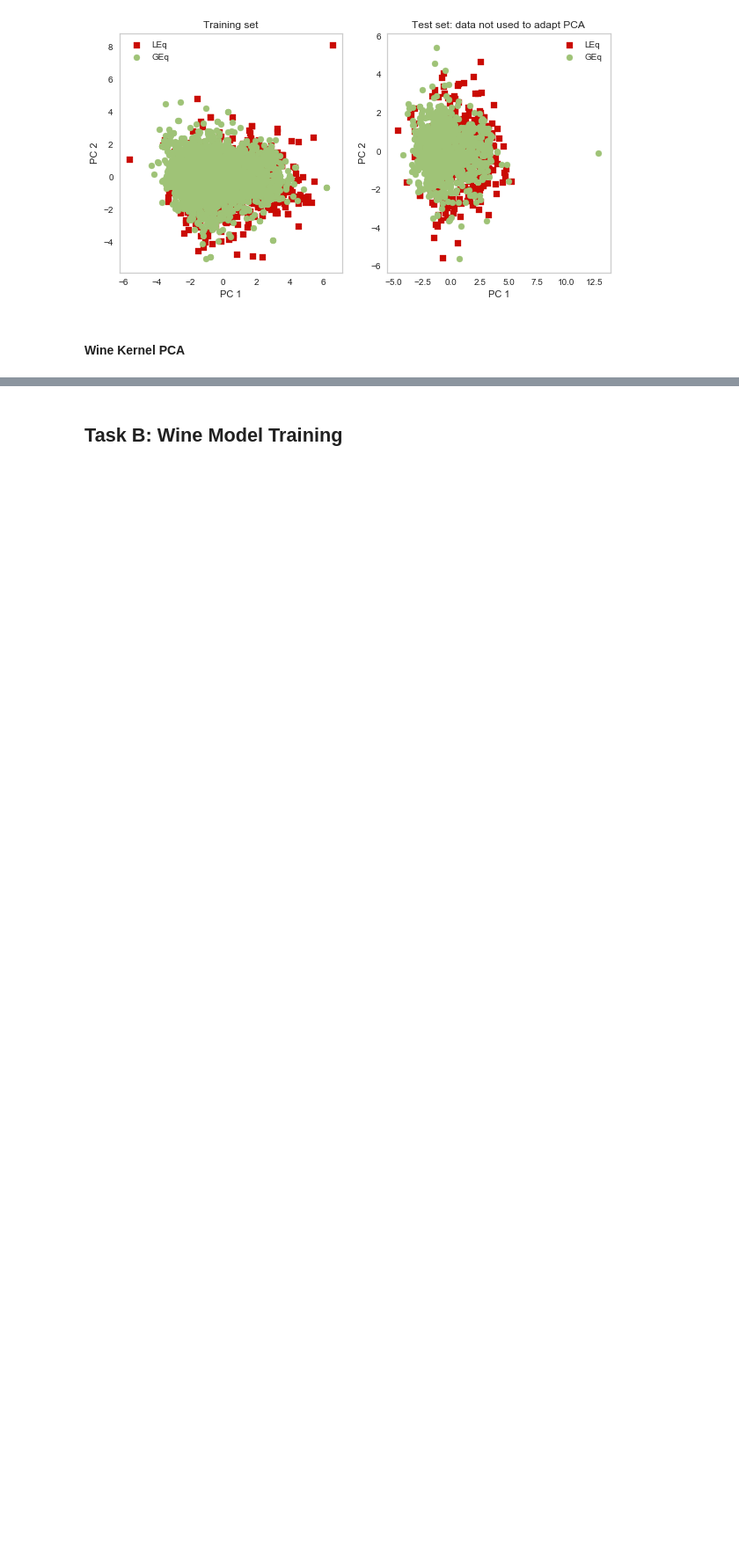
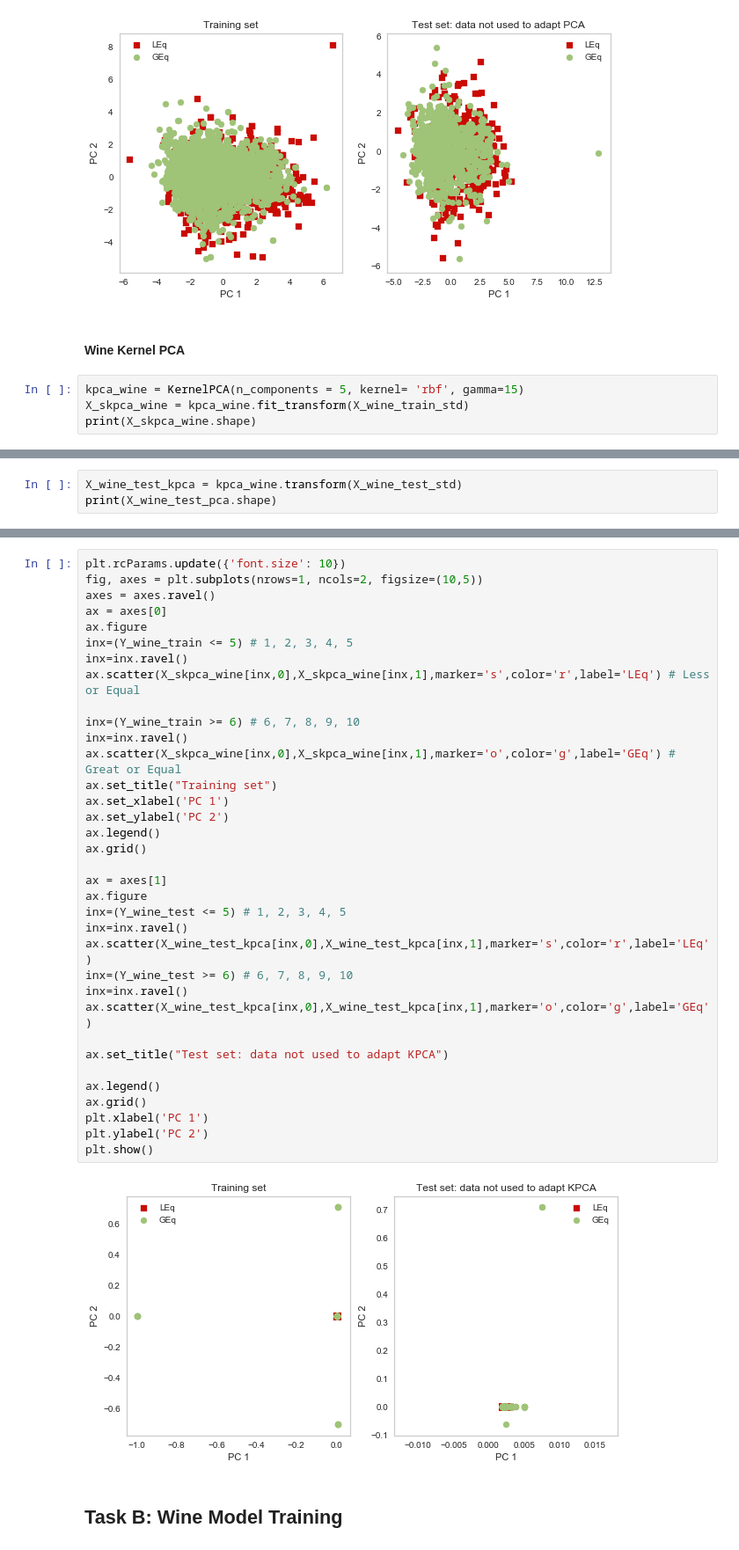
Before and after one commit to franciscommcunha/Data_Mining, a Jupyter notebook: scripts/Notebook1_separated.ipynb, the cells around one changed output, grey strips where cells are left out. Shown at 88% size. Saved outputs shown, nothing was run; the diff lists cells and outputs as text; blank space fills up the shorter version.

```diff
--- a/scripts/Notebook1_separated.ipynb
+++ b/scripts/Notebook1_separated.ipynb
@@ -719,3 +801,7 @@ plt.show()
 [figure]
 # %% [markdown]
 #### Wine Kernel PCA
+# %%
+kpca_wine = KernelPCA(n_components = 5, kernel= 'rbf', gamma=15)
+X_skpca_wine = kpca_wine.fit_transform(X_wine_train_std)
+print(X_skpca_wine.shape)
@@ -721,0 +810,3 @@ plt.show()
+# %%
+X_wine_test_kpca = kpca_wine.transform(X_wine_test_std)
+print(X_wine_test_pca.shape)
@@ -722,3 +815,40 @@ plt.show()
+# %%
+plt.rcParams.update({'font.size': 10})
+fig, axes = plt.subplots(nrows=1, ncols=2, figsize=(10,5))
+axes = axes.ravel()
+ax = axes[0]
+ax.figure
+inx=(Y_wine_train <= 5) # 1, 2, 3, 4, 5
+inx=inx.ravel()
+ax.scatter(X_skpca_wine[inx,0],X_skpca_wine[inx,1],marker='s',color='r',label='LEq') # Less or Equal
+
+inx=(Y_wine_train >= 6) # 6, 7, 8, 9, 10
+inx=inx.ravel()
+ax.scatter(X_skpca_wine[inx,0],X_skpca_wine[inx,1],marker='o',color='g',label='GEq') # Great or Equal
+ax.set_title("Training set")
+ax.set_xlabel('PC 1')
+ax.set_ylabel('PC 2')
+ax.legend()
+ax.grid()
+
+ax = axes[1]
+ax.figure
+inx=(Y_wine_test <= 5) # 1, 2, 3, 4, 5
+inx=inx.ravel()
+ax.scatter(X_wine_test_kpca[inx,0],X_wine_test_kpca[inx,1],marker='s',color='r',label='LEq')
+inx=(Y_wine_test >= 6) # 6, 7, 8, 9, 10
+inx=inx.ravel()
+ax.scatter(X_wine_test_kpca[inx,0],X_wine_test_kpca[inx,1],marker='o',color='g',label='GEq')
+
+ax.set_title("Test set: data not used to adapt KPCA")
+
+ax.legend()
+ax.grid()
+plt.xlabel('PC 1')
+plt.ylabel('PC 2')
+plt.show()
+# %% [output]
+[figure, added]
 # %% [markdown]
 ## Task B: Wine Model Training
 # %% [markdown]
```
Also changed, not shown: parts of 34 cells of this notebook.
